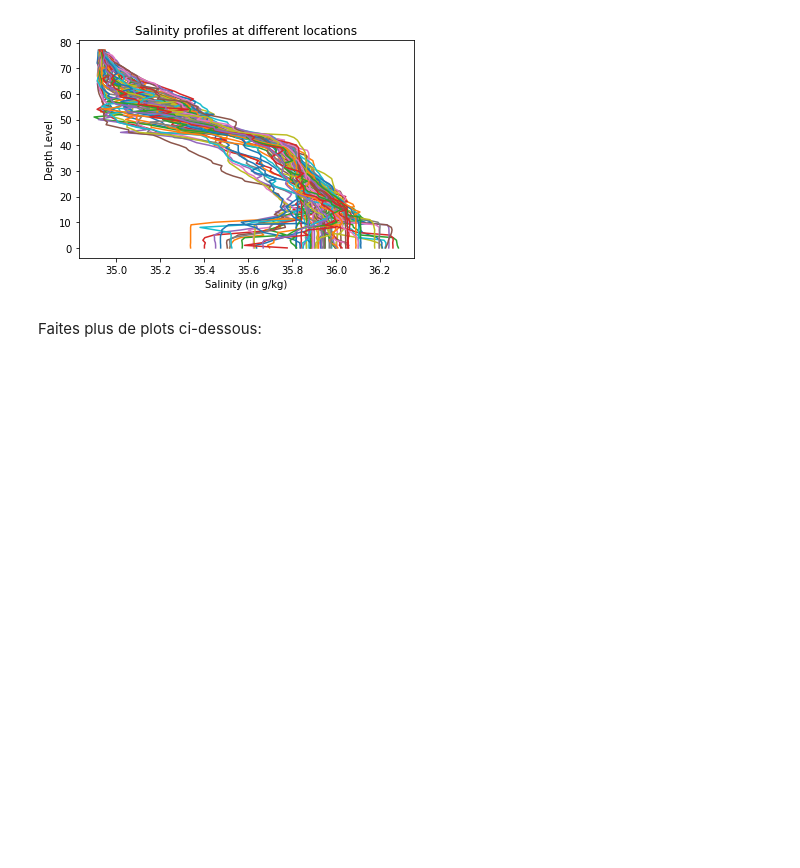
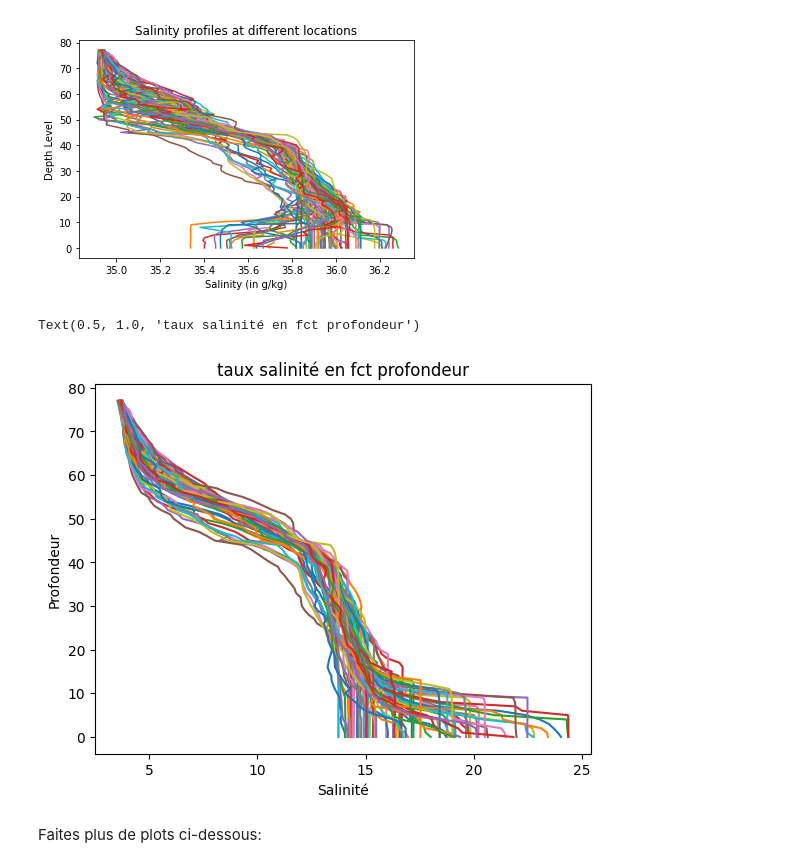
Before and after one commit to mou40/2024_Geoinformatique_I, a Jupyter notebook: Geoinformatique_I/IP/Exercices_IP/S4_IP_exercice.ipynb, the cells around one changed output. Cells and saved outputs as stored; diff of their text form; code cells hidden in the pictures; blank space fills up the shorter version.

```diff
--- a/Geoinformatique_I/IP/Exercices_IP/S4_IP_exercice.ipynb
+++ b/Geoinformatique_I/IP/Exercices_IP/S4_IP_exercice.ipynb
@@ -225,10 +225,13 @@ Conseil 2 : Chaque graphique doit avoir une ligne pour chaque colonne de donnée
 # %% [markdown]
 ![Salinity_example.png](embedded-picture-1)
 # %%
-plt.plot(___,___) ; # Le point-virgule empêche l'impression des objets de ligne
-plt.xlabel(___) # Prend une chaîne de caractères comme argument
-plt.ylabel(___)
-plt.title(___)
+plt.plot(S,level) ; # Le point-virgule empêche l'impression des objets de ligne
+plt.xlabel('Salinité') # Prend une chaîne de caractères comme argument
+plt.ylabel('Profondeur')
+plt.title('taux salinité en fct profondeur')
+# %% [output]
+Text(0.5, 1.0, 'taux salinité en fct profondeur')
+[figure, added]
 # %% [markdown]
 Faites plus de plots ci-dessous:
 # %% [markdown]
```
Also changed, not shown: parts of 3 cells of this notebook.
